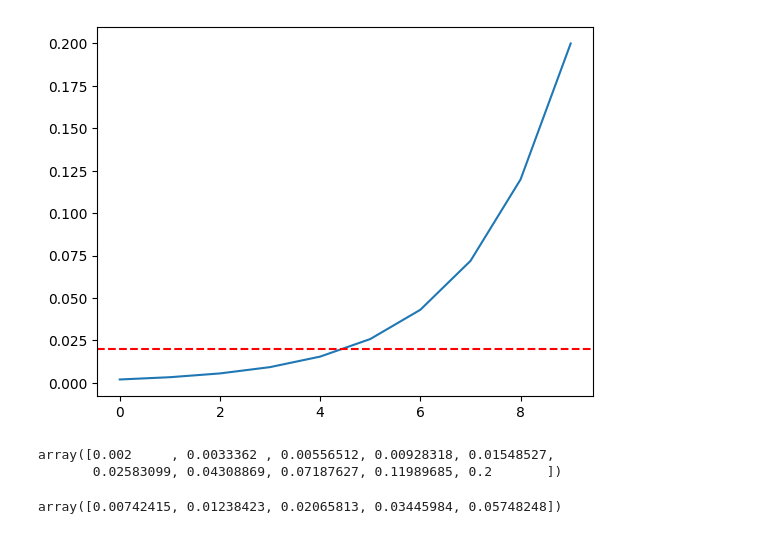
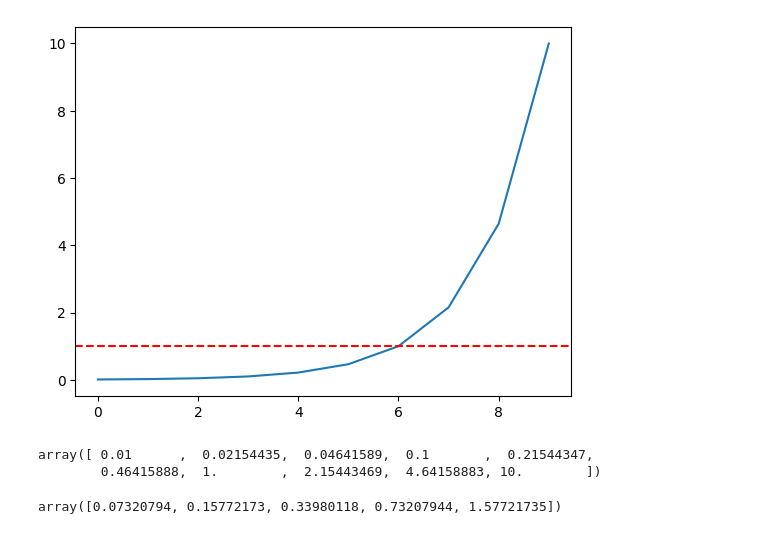
Before and after one commit to tidiane-camaret/contextual_rl_zero_shot, a Jupyter notebook: scripts/train_eval_range_tests.ipynb, the cells around one changed output. Drawn from its saved outputs; the diff is of its cells as text; code cells hidden in the pictures.

```diff
--- a/scripts/train_eval_range_tests.ipynb
+++ b/scripts/train_eval_range_tests.ipynb
@@ -1,25 +1,25 @@
 # %%
 import numpy as np
 x = np.arange(10)
-y = np.geomspace(0.002, 0.2, 10)
+y = np.geomspace(0.01, 10, 10)
 
 #plot the data
 import matplotlib.pyplot as plt
 plt.plot(x, y)
 # plot y = 0.02
-plt.axhline(y=0.02, color='r', linestyle='--')
+plt.axhline(y=1, color='r', linestyle='--')
 plt.show()
 # %% [output]
-[figure, old version]
+[figure, new version]
 # %%
 y
 # %% [output]
-array([0.002     , 0.0033362 , 0.00556512, 0.00928318, 0.01548527,
-       0.02583099, 0.04308869, 0.07187627, 0.11989685, 0.2       ])
+array([ 0.01      ,  0.02154435,  0.04641589,  0.1       ,  0.21544347,
+        0.46415888,  1.        ,  2.15443469,  4.64158883, 10.        ])
 # %%
 # 5 middle values
 y_m = y[2:8]
 # average of y_m{i}, y_m{i+1}
 (y_m[1:] + y_m[:-1]) / 2
 # %% [output]
-array([0.00742415, 0.01238423, 0.02065813, 0.03445984, 0.05748248])
+array([0.07320794, 0.15772173, 0.33980118, 0.73207944, 1.57721735])
```
Also changed, not shown: 8 other files.
